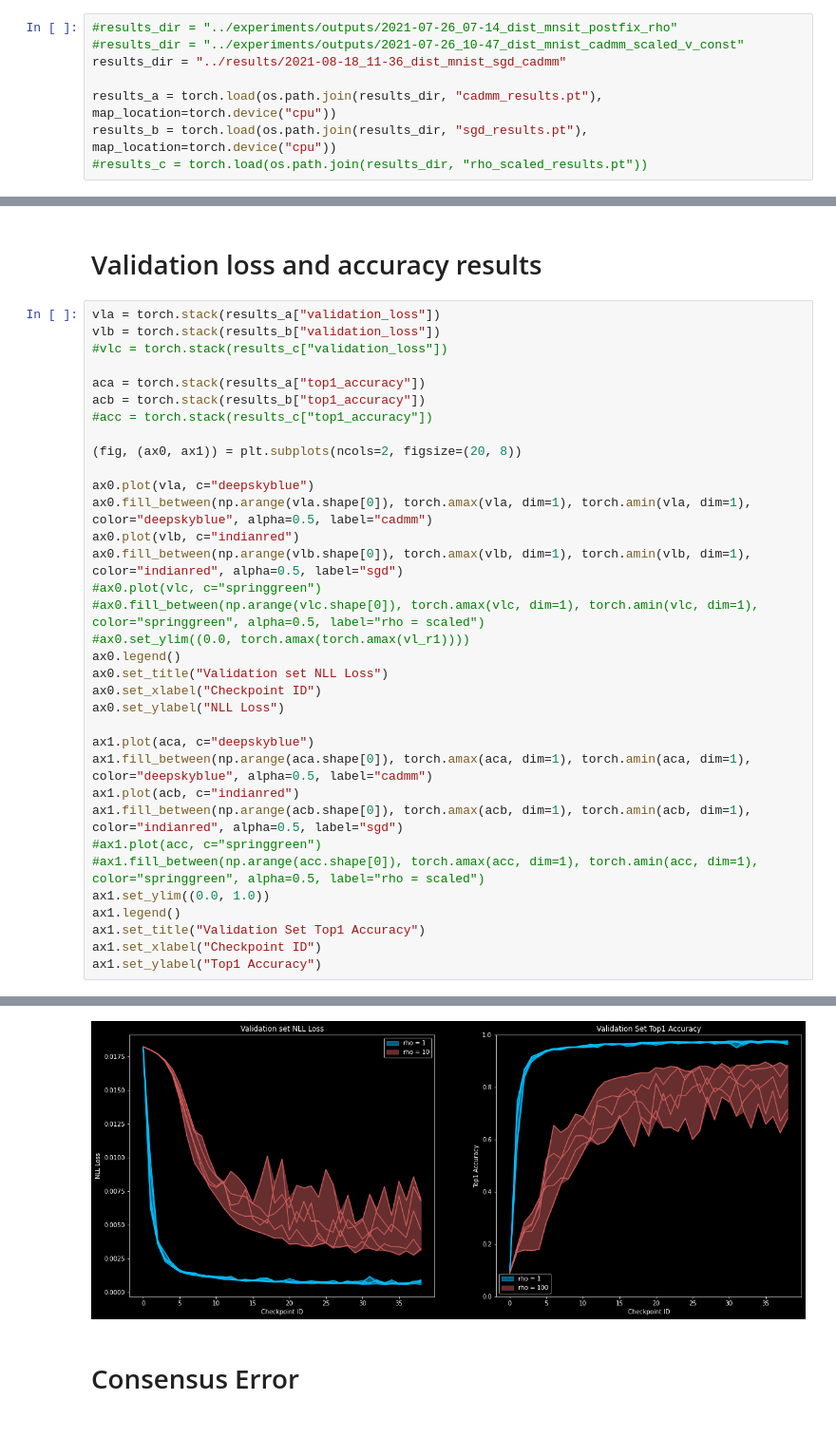
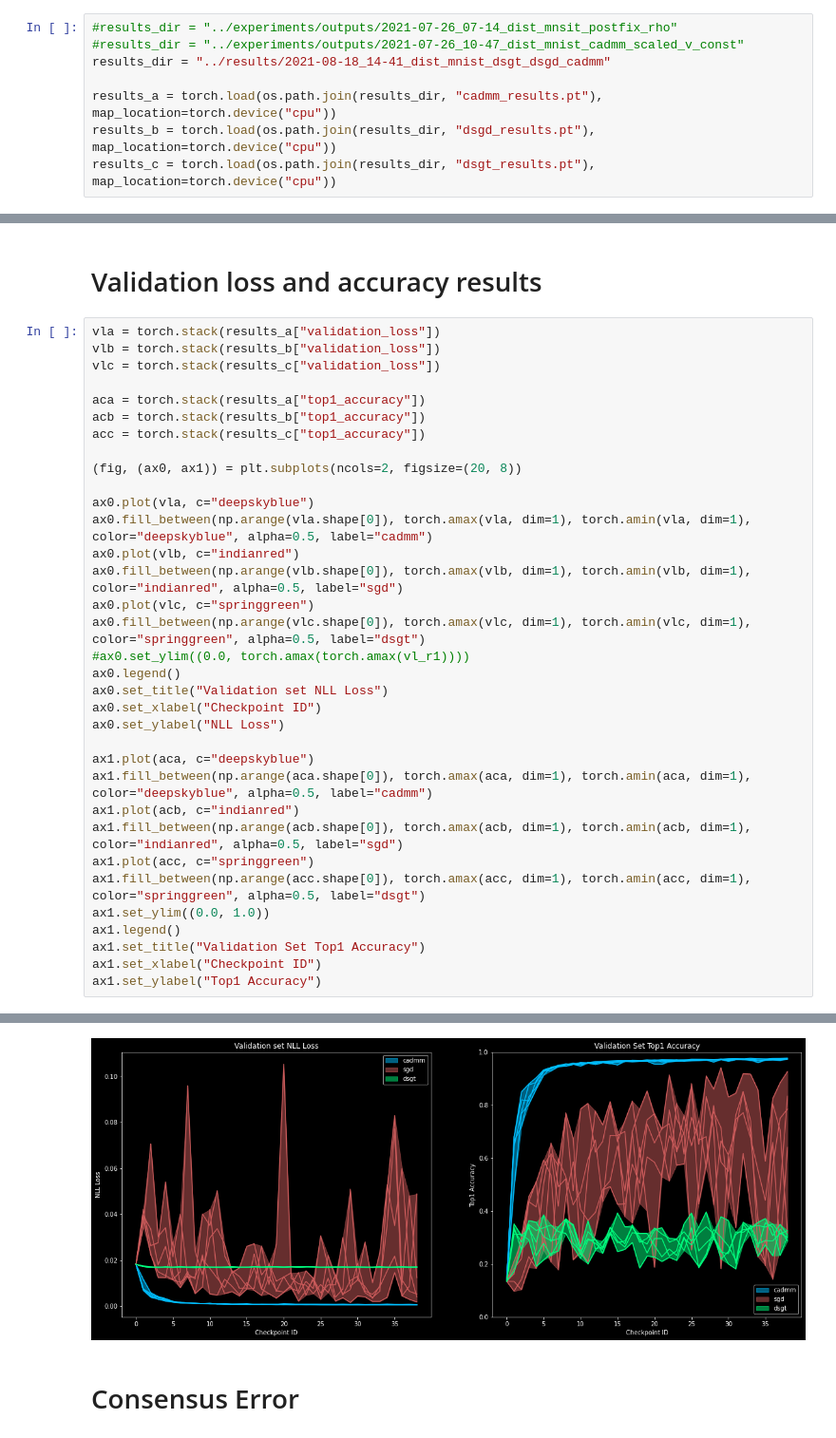
Before and after one commit to javieryu/nn_distributed_training, a Jupyter notebook: visualization/mnist_cadmm.ipynb, the cells around one changed output, grey strips where cells are left out. Shown at 95% size. Drawn from its saved outputs; the diff is of its cells as text.

Commit message:
fixed DSGT?

```diff
--- a/visualization/mnist_cadmm.ipynb
+++ b/visualization/mnist_cadmm.ipynb
@@ -9,11 +9,11 @@ plt.style.use("dark_background")
 # %%
 #results_dir = "../experiments/outputs/2021-07-26_07-14_dist_mnsit_postfix_rho"
 #results_dir = "../experiments/outputs/2021-07-26_10-47_dist_mnist_cadmm_scaled_v_const"
-results_dir = "../results/2021-08-18_11-36_dist_mnist_sgd_cadmm"
+results_dir = "../results/2021-08-18_14-41_dist_mnist_dsgt_dsgd_cadmm"
 
 results_a = torch.load(os.path.join(results_dir, "cadmm_results.pt"), map_location=torch.device("cpu"))
-results_b = torch.load(os.path.join(results_dir, "sgd_results.pt"), map_location=torch.device("cpu"))
-#results_c = torch.load(os.path.join(results_dir, "rho_scaled_results.pt"))
+results_b = torch.load(os.path.join(results_dir, "dsgd_results.pt"), map_location=torch.device("cpu"))
+results_c = torch.load(os.path.join(results_dir, "dsgt_results.pt"), map_location=torch.device("cpu"))
 # %% [markdown]
 # Communication Graph
 # %%
@@ -28,40 +28,40 @@ nx.draw_kamada_kawai(G, with_labels=True)
 # %%
 vla = torch.stack(results_a["validation_loss"])
 vlb = torch.stack(results_b["validation_loss"])
-#vlc = torch.stack(results_c["validation_loss"])
+vlc = torch.stack(results_c["validation_loss"])
 
 aca = torch.stack(results_a["top1_accuracy"])
 acb = torch.stack(results_b["top1_accuracy"])
-#acc = torch.stack(results_c["top1_accuracy"])
+acc = torch.stack(results_c["top1_accuracy"])
 
 (fig, (ax0, ax1)) = plt.subplots(ncols=2, figsize=(20, 8))
 
 ax0.plot(vla, c="deepskyblue")
 ax0.fill_between(np.arange(vla.shape[0]), torch.amax(vla, dim=1), torch.amin(vla, dim=1), color="deepskyblue", alpha=0.5, label="cadmm")
 ax0.plot(vlb, c="indianred")
 ax0.fill_between(np.arange(vlb.shape[0]), torch.amax(vlb, dim=1), torch.amin(vlb, dim=1), color="indianred", alpha=0.5, label="sgd")
-#ax0.plot(vlc, c="springgreen")
-#ax0.fill_between(np.arange(vlc.shape[0]), torch.amax(vlc, dim=1), torch.amin(vlc, dim=1), color="springgreen", alpha=0.5, label="rho = scaled")
+ax0.plot(vlc, c="springgreen")
+ax0.fill_between(np.arange(vlc.shape[0]), torch.amax(vlc, dim=1), torch.amin(vlc, dim=1), color="springgreen", alpha=0.5, label="dsgt")
 #ax0.set_ylim((0.0, torch.amax(torch.amax(vl_r1))))
 ax0.legend()
 ax0.set_title("Validation set NLL Loss")
 ax0.set_xlabel("Checkpoint ID")
 ax0.set_ylabel("NLL Loss")
 
 ax1.plot(aca, c="deepskyblue")
 ax1.fill_between(np.arange(aca.shape[0]), torch.amax(aca, dim=1), torch.amin(aca, dim=1), color="deepskyblue", alpha=0.5, label="cadmm")
 ax1.plot(acb, c="indianred")
 ax1.fill_between(np.arange(acb.shape[0]), torch.amax(acb, dim=1), torch.amin(acb, dim=1), color="indianred", alpha=0.5, label="sgd")
-#ax1.plot(acc, c="springgreen")
-#ax1.fill_between(np.arange(acc.shape[0]), torch.amax(acc, dim=1), torch.amin(acc, dim=1), color="springgreen", alpha=0.5, label="rho = scaled")
+ax1.plot(acc, c="springgreen")
+ax1.fill_between(np.arange(acc.shape[0]), torch.amax(acc, dim=1), torch.amin(acc, dim=1), color="springgreen", alpha=0.5, label="dsgt")
 ax1.set_ylim((0.0, 1.0))
 ax1.legend()
 ax1.set_title("Validation Set Top1 Accuracy")
 ax1.set_xlabel("Checkpoint ID")
 ax1.set_ylabel("Top1 Accuracy")
 # %% [output]
 Text(0, 0.5, 'Top1 Accuracy')
-[figure, old version]
+[figure, new version]
 # %% [markdown]
 # Consensus Error
 # %%
```
Also changed, not shown: 2 other files.
